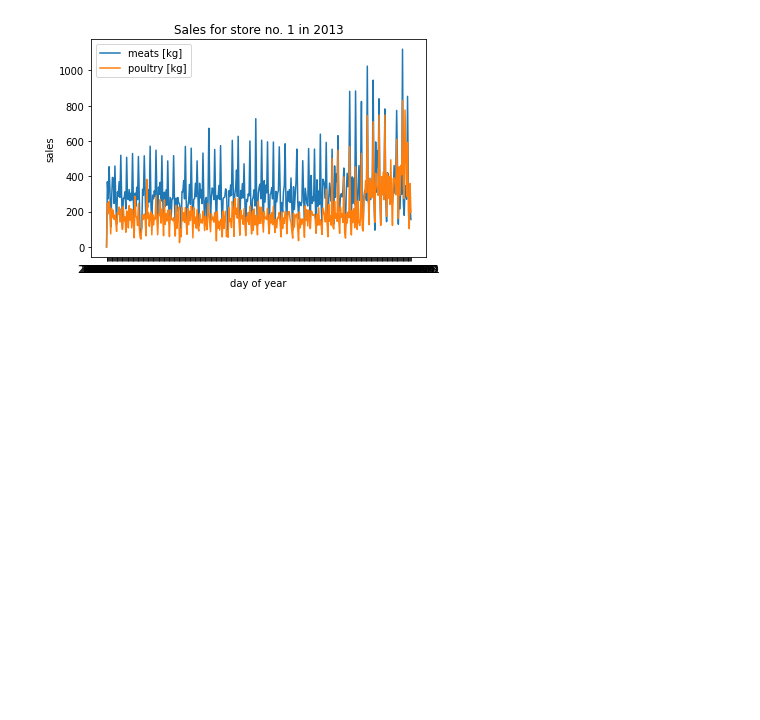
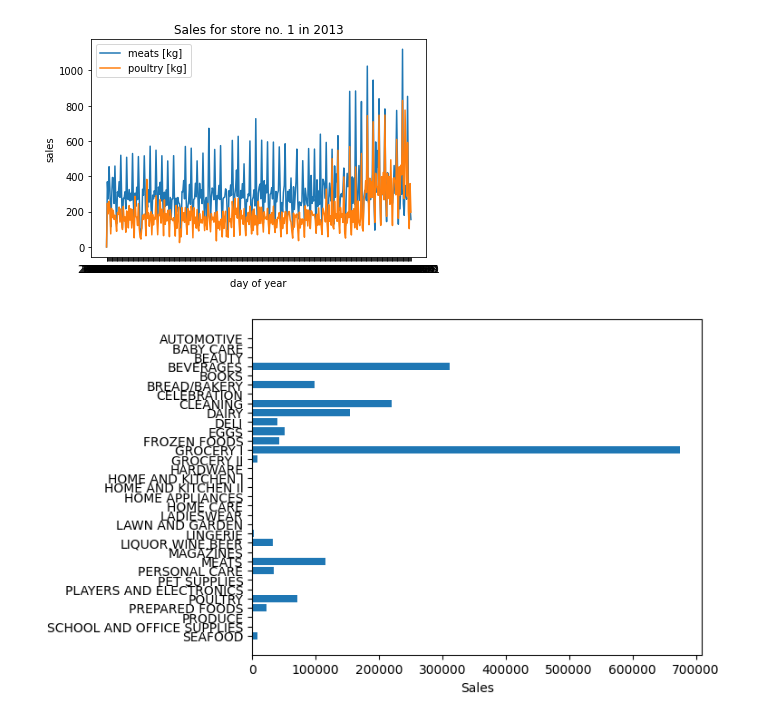
Before and after one commit to Krupenz/store-sales-forecasting, a Jupyter notebook: store_sales.ipynb, the cells around one changed output. Cells and saved outputs as stored; diff of their text form; code cells hidden in the pictures; blank space fills up the shorter version.

Commit message:
Added new plot

```diff
--- a/store_sales.ipynb
+++ b/store_sales.ipynb
@@ -49,3 +49,30 @@ plt.legend()
 plt.show()
 # %% [output]
 [figure]
+# %%
+families = train_df['family'].drop_duplicates()
+temp_df = 0
+listt = []
+plt.rcdefaults()
+for family in families:
+    temp_df = train_df.loc[(pd.to_datetime(train_df['date']).dt.year == 2013) & (train_df['family'] == family) & (
+                train_df['store_nbr'] == 1)]
+    series_y = temp_df['sales']
+    sum_y = sum(series_y)
+    listt.append(sum_y)
+
+ax = plt.subplot()
+
+y_pos = np.arange(len(families))
+
+ax.barh(y_pos, listt, align='center')
+ax.set_yticks(y_pos, labels=families)
+ax.invert_yaxis()  # labels read top-to-bottom
+ax.set_xlabel('Sales')
+
+# plt.xlabel("family")
+# plt.ylabel("sales in 2013")
+# plt.legend()
+plt.show()
+# %% [output]
+[figure, added]
```
Also changed, not shown: parts of 3 cells of this notebook.
